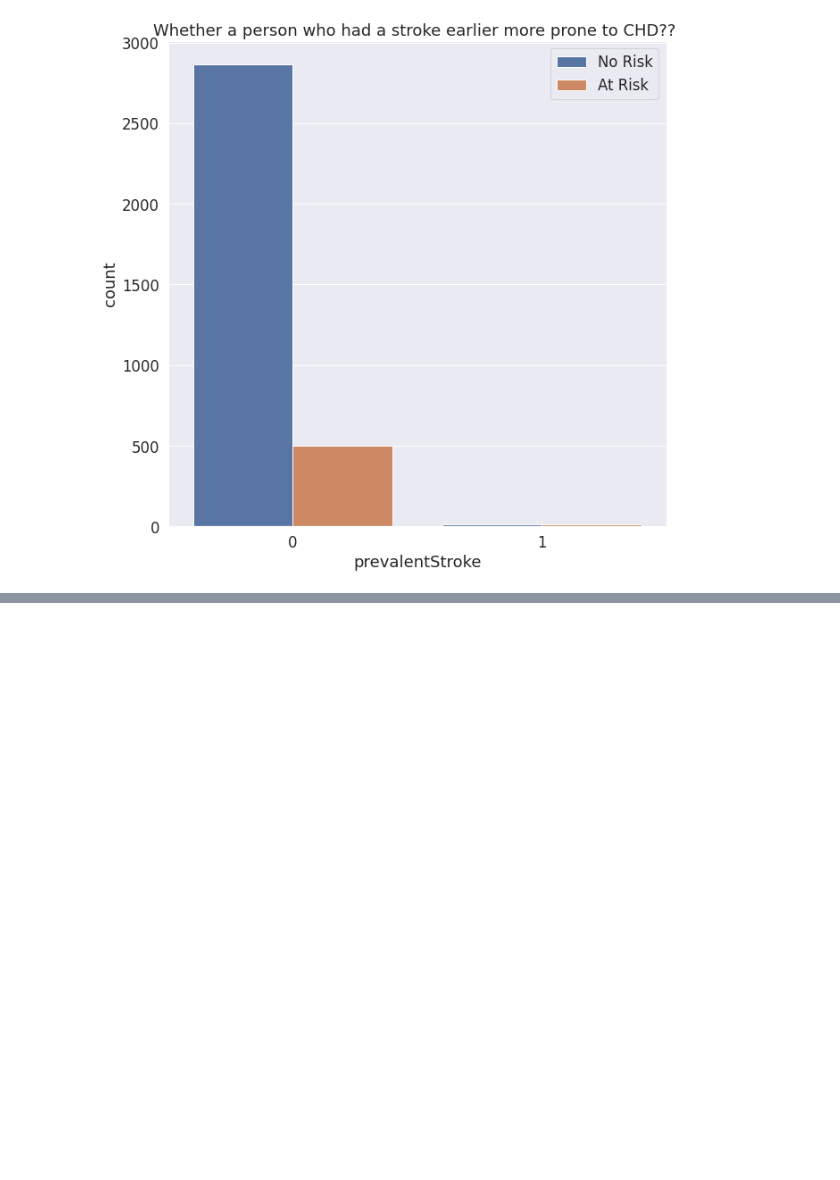
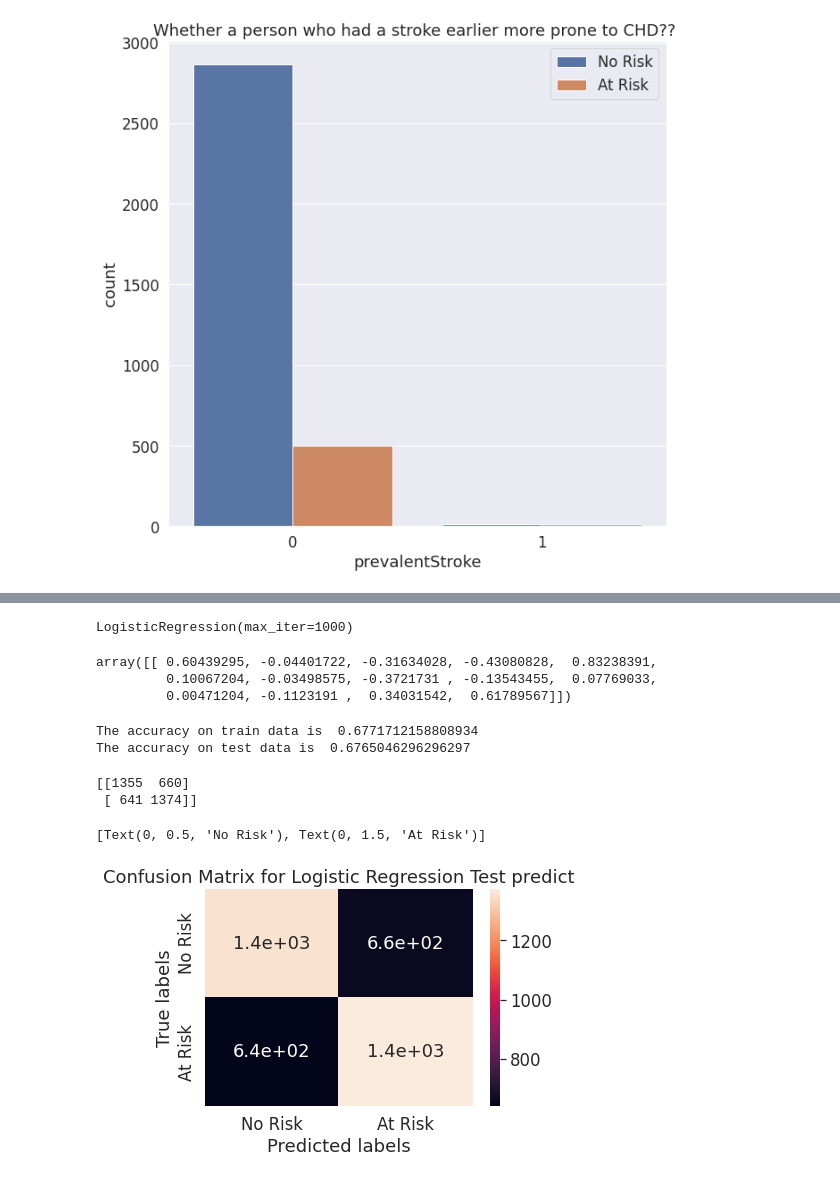
Before and after one commit to KirteshVerma/Cardiovascular_Risk_Prediction, a Jupyter notebook: kirtesh_Cardio_Risk_Prediction.ipynb, the cells around one changed output, grey strips where cells are left out. Drawn from its saved outputs; the diff is of its cells as text; code cells hidden in the pictures; blank space fills up the shorter version.

```diff
--- a/kirtesh_Cardio_Risk_Prediction.ipynb
+++ b/kirtesh_Cardio_Risk_Prediction.ipynb
@@ -384,0 +423,2 @@ plt.show()
+# %%
+X = pd.DataFrame(X,columns= (new_df.drop(['TenYearCHD'], axis=1).columns))
@@ -384,0 +434,50 @@ plt.show()
+# %%
+#Train test split
+X_train, X_test, y_train, y_test = train_test_split(X, y_resampled , test_size=0.3,stratify = y_resampled, random_state=0)
+# %%
+# create and train logistic regression model
+from sklearn.linear_model import LogisticRegression
+logistic_regression_model = LogisticRegression(fit_intercept=True, max_iter=1000)
+logistic_regression_model.fit(X_train, y_train)
+# %% [output]
+LogisticRegression(max_iter=1000)
+# %%
+logistic_regression_model.coef_
+# %% [output]
+array([[ 0.60439295, -0.04401722, -0.31634028, -0.43080828,  0.83238391,
+         0.10067204, -0.03498575, -0.3721731 , -0.13543455,  0.07769033,
+         0.00471204, -0.1123191 ,  0.34031542,  0.61789567]])
+# %%
+# Get the predicted probabilities
+train_preds = logistic_regression_model.predict(X_train)
+test_preds = logistic_regression_model.predict(X_test)
+# %%
+# Get the accuracy scores
+train_accuracy = accuracy_score(train_preds,y_train)
+test_accuracy = accuracy_score(test_preds,y_test)
+
+print("The accuracy on train data is ", train_accuracy)
+print("The accuracy on test data is ", test_accuracy)
+# %% [output]
+The accuracy on train data is  0.6771712158808934
+The accuracy on test data is  0.6765046296296297
+# %%
+# Get the confusion matrix for train
+from sklearn.metrics import confusion_matrix, accuracy_score, roc_auc_score, classification_report
+from sklearn.metrics import plot_confusion_matrix, plot_precision_recall_curve, plot_roc_curve
+labels = ['No Risk', 'At Risk']
+cm = confusion_matrix(y_train, train_preds)
+print(cm)
+ax= plt.subplot()
+sns.heatmap(cm, annot=True, ax = ax) #annot=True to annotate cells
+# labels, title and ticks
+ax.set_xlabel('Predicted labels')
+ax.set_ylabel('True labels')
+ax.set_title('Confusion Matrix for Logistic Regression Test predict')
+ax.xaxis.set_ticklabels(labels)
+ax.yaxis.set_ticklabels(labels)
+# %% [output]
+[[1355  660]
+ [ 641 1374]]
+[Text(0, 0.5, 'No Risk'), Text(0, 1.5, 'At Risk')]
+[figure, added]
```
Also changed, not shown: parts of 21 cells of this notebook.
